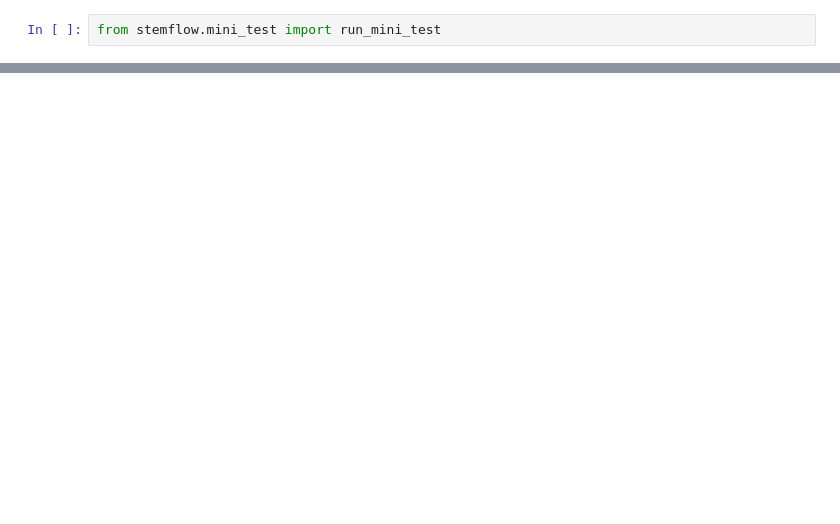
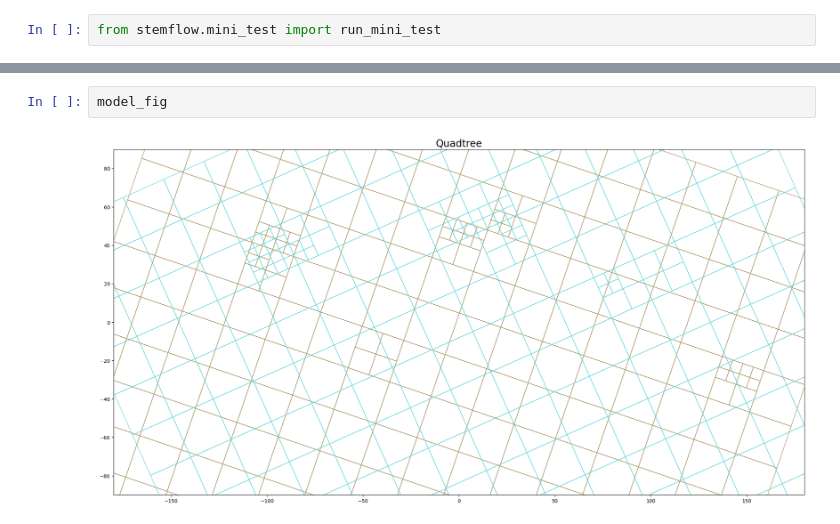
Before and after one commit to chenyangkang/stemflow, a Jupyter notebook: docs/Examples/00.Mini_test.ipynb, the cells around one changed output, grey strips where cells are left out. Cells and saved outputs as stored; diff of their text form; blank space fills up the shorter version.

```diff
--- a/docs/Examples/00.Mini_test.ipynb
+++ b/docs/Examples/00.Mini_test.ipynb
@@ -17,0 +64,4 @@ cls_fig
+# %%
+model_fig
+# %% [output]
+[figure, added]
```
Also changed, not shown: parts of 3 cells of this notebook, 8 other files.
